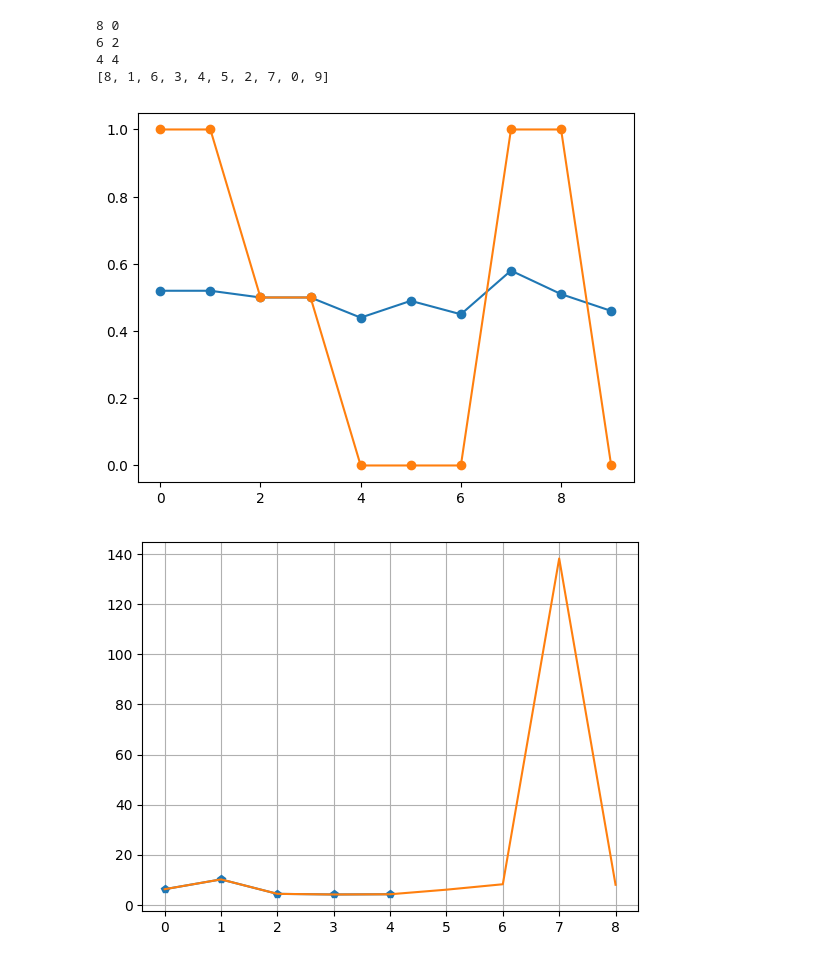
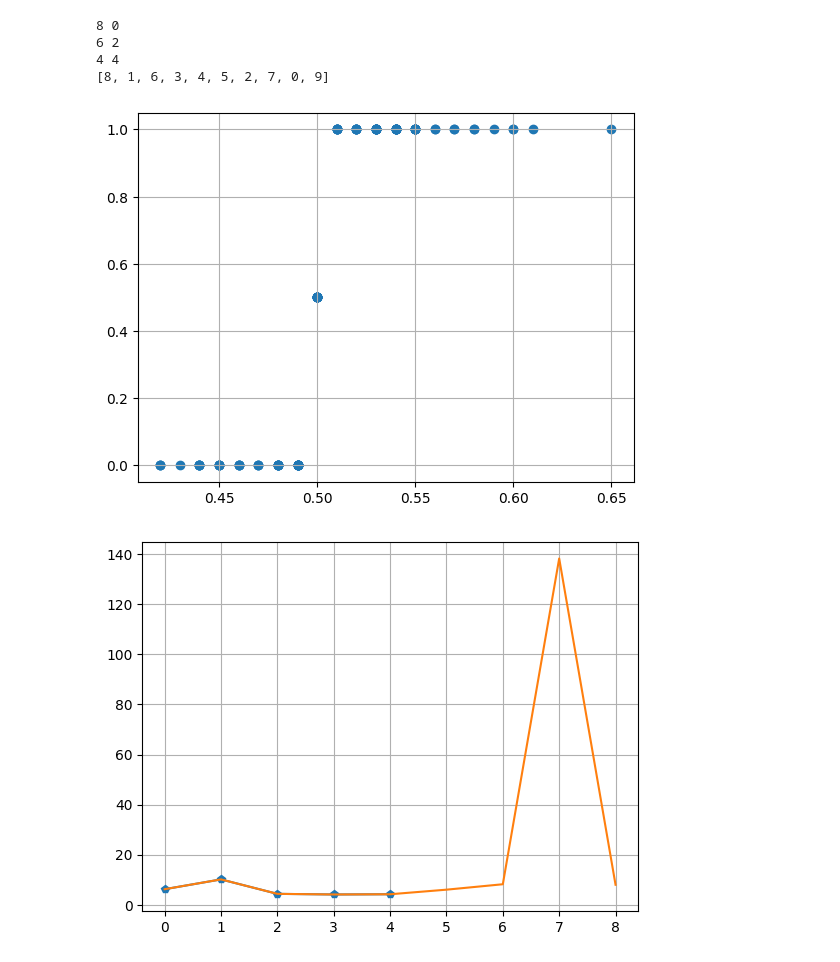
Before and after one commit to smurfac4/FUCKING-SHIT, a Jupyter notebook: ии/1.ipynb, the cells around one changed output. Cells and saved outputs as stored; diff of their text form; code cells hidden in the pictures.

```diff
--- a/ии/1.ipynb
+++ b/ии/1.ipynb
@@ -93,16 +93,16 @@ import numpy as np
 # %%
 z= []
 z1 = []
-for i in range(10):
+for i in range(100):
     f = [randint(0, 1) for i in range(100)]
     z.append(s.mean(f))
     z1.append(s.median(f))
 # plt.scatter(z,z1)
-plt.plot(z,marker="o")
-plt.plot(z1,marker="o")
+plt.grid()
+plt.scatter(z,z1)
 plt.show()
 # %% [output]
-[figure, old version]
+[figure, new version]
 # %%
 import math as m
 # %%
```
Also changed, not shown: parts of 1 cell of this notebook, 1 other file.
